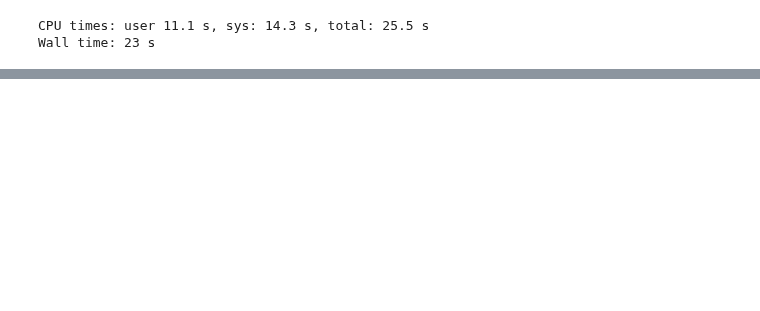
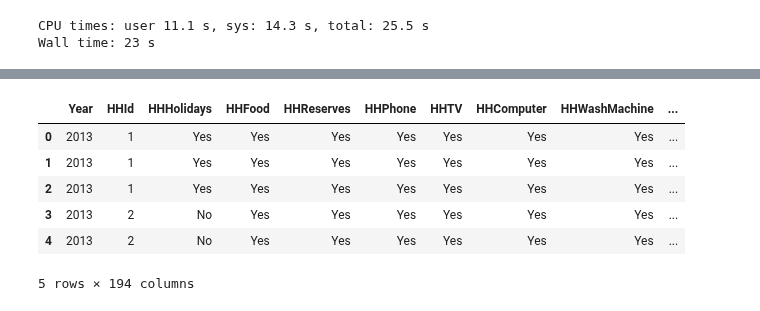
Before and after one commit to mariaferrol1988/TFM_MasterDataSciences, a Jupyter notebook: Notebooks/dataset_Regions.ipynb, the cells around one changed output, grey strips where cells are left out. Saved outputs shown, nothing was run; the diff lists cells and outputs as text; code cells hidden in the pictures; blank space fills up the shorter version.

Commit message:
versión reducidad del dataset creada

```diff
--- a/Notebooks/dataset_Regions.ipynb
+++ b/Notebooks/dataset_Regions.ipynb
@@ -606,0 +617,12 @@ df2.groupby('Year')['PIB_change_Nacional','PIB_percapita_Nacional'].mean().reset
+# %%
+df_model_vf = pd.read_csv('./Files/dataset_modelo.csv', sep = ';')
+# %%
+df_model_vf.head()
+# %% [output]
+|  | Year | HHId | HHHolidays | HHFood | HHReserves | HHPhone | HHTV | HHComputer | HHWashMachine | ... |
+| 0 | 2013 | 1 | Yes | Yes | Yes | Yes | Yes | Yes | Yes | ... |
+| 1 | 2013 | 1 | Yes | Yes | Yes | Yes | Yes | Yes | Yes | ... |
+| 2 | 2013 | 1 | Yes | Yes | Yes | Yes | Yes | Yes | Yes | ... |
+| 3 | 2013 | 2 | No | Yes | Yes | Yes | Yes | Yes | Yes | ... |
+| 4 | 2013 | 2 | No | Yes | Yes | Yes | Yes | Yes | Yes | ... |
+5 rows × 194 columns
```
Also changed, not shown: parts of 7 cells of this notebook, 1 other file.
